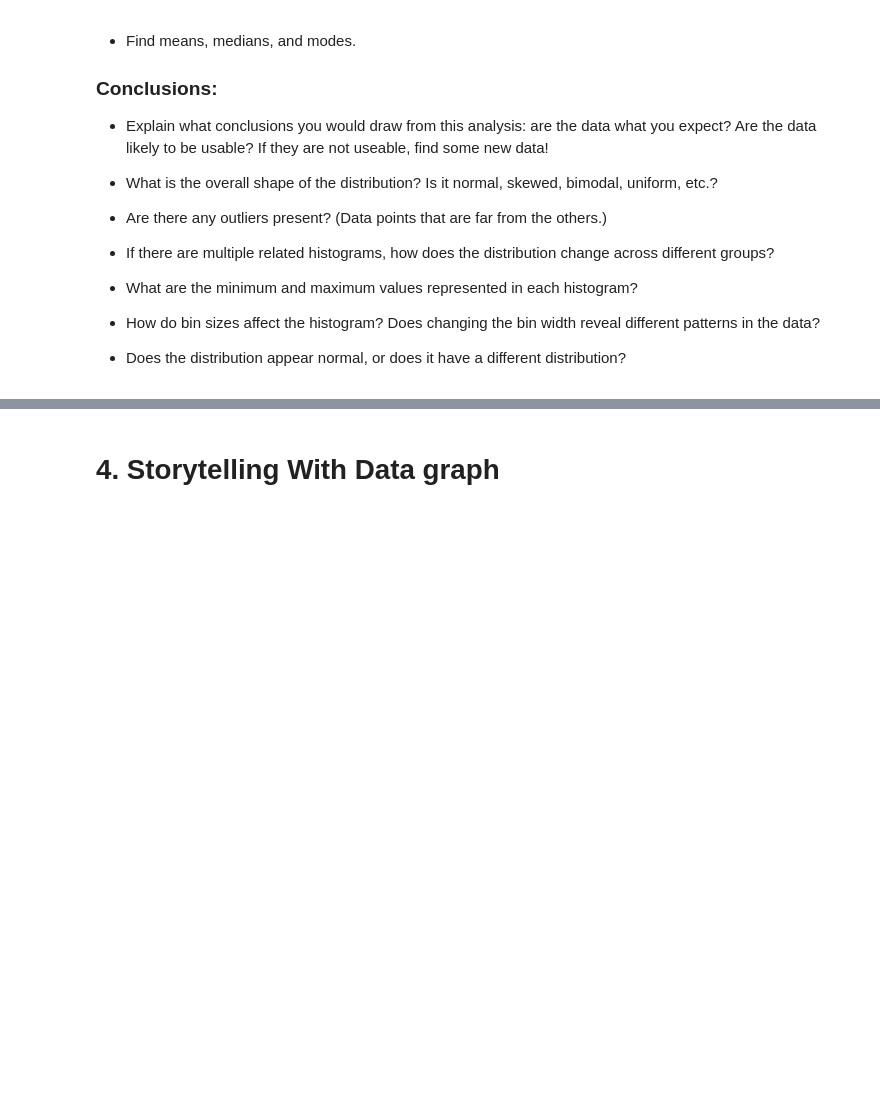
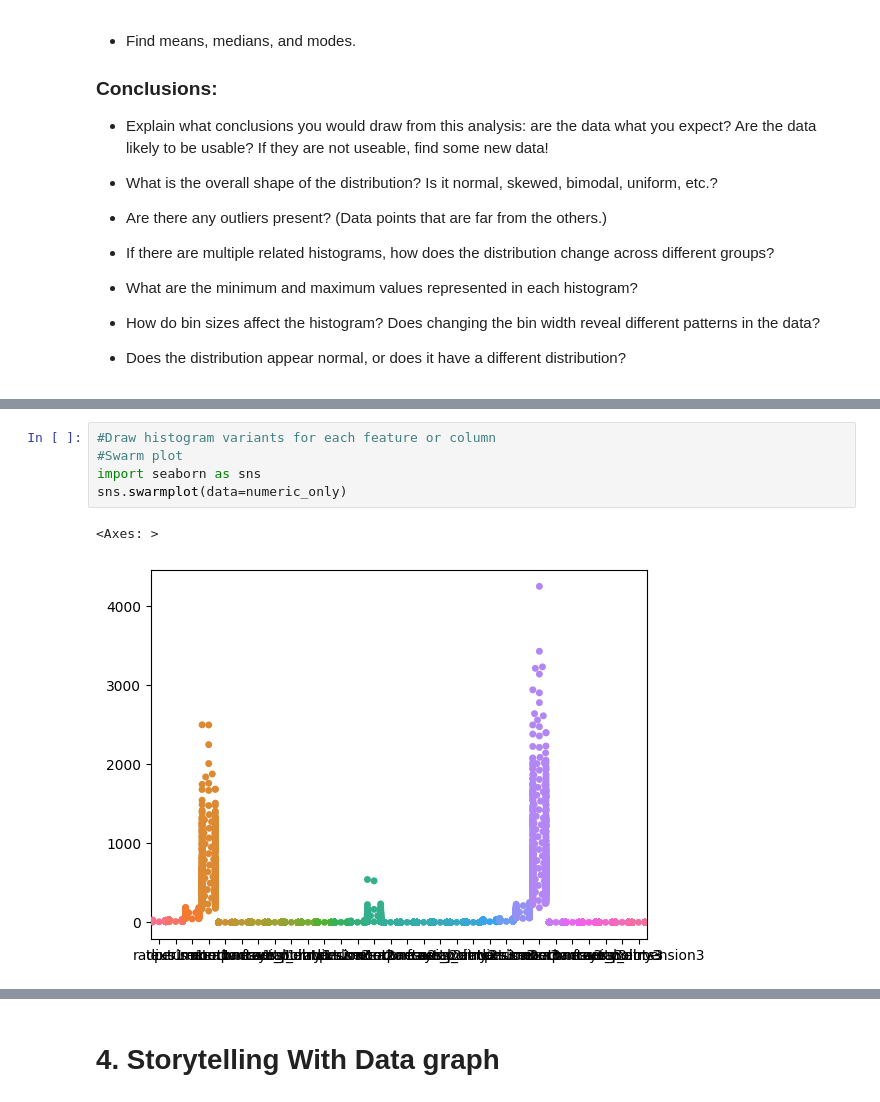
Before and after one commit to Jbaner/Module-B-semester-2, a Jupyter notebook: Week4.ipynb, the cells around one changed output, grey strips where cells are left out. Saved outputs shown, nothing was run; the diff lists cells and outputs as text; blank space fills up the shorter version.

```diff
--- a/Week4.ipynb
+++ b/Week4.ipynb
@@ -230,0 +198,8 @@ Name: 0, dtype: object
+# %%
+#Draw histogram variants for each feature or column
+#Swarm plot
+import seaborn as sns
+sns.swarmplot(data=numeric_only)
+# %% [output]
+<Axes: >
+[figure, added]
```
Also changed, not shown: parts of 13 cells of this notebook.
